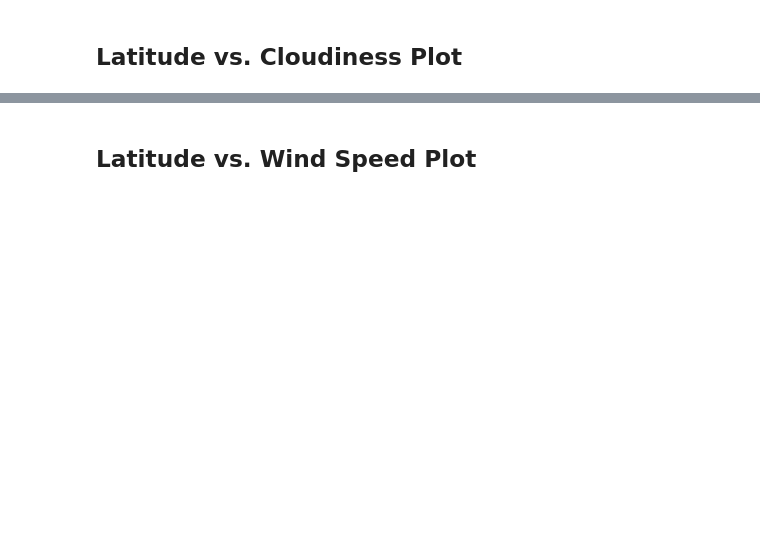
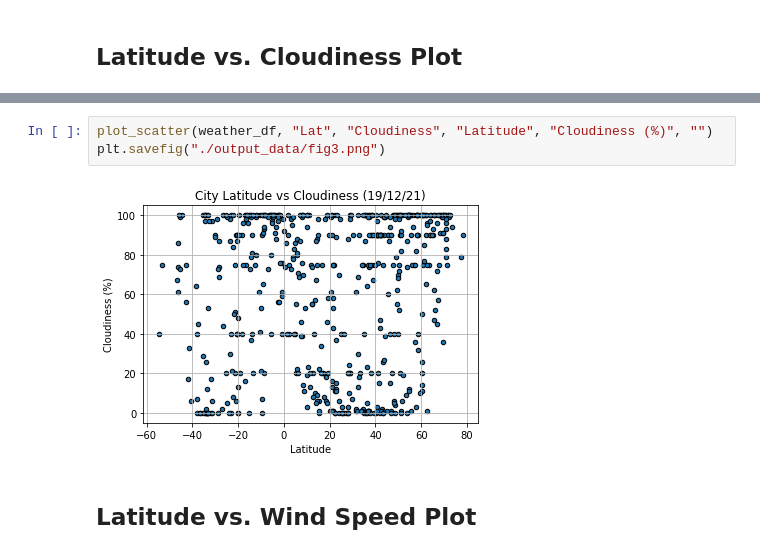
Before and after one commit to RealDreammaker/Weather-and-Vacation-Challenge, a Jupyter notebook: WeatherPy/WeatherPy.ipynb, the cells around one changed output, grey strips where cells are left out. Saved outputs shown, nothing was run; the diff lists cells and outputs as text; blank space fills up the shorter version.

```diff
--- a/WeatherPy/WeatherPy.ipynb
+++ b/WeatherPy/WeatherPy.ipynb
@@ -215,2 +287,7 @@ Int64Index([], dtype='int64')
+# %%
+plot_scatter(weather_df, "Lat", "Cloudiness", "Latitude", "Cloudiness (%)", "")
+plt.savefig("./output_data/fig3.png")
+# %% [output]
+[figure, added]
 # %% [markdown]
 ## Latitude vs. Wind Speed Plot
```
Also changed, not shown: parts of 43 cells of this notebook, 13 other files.
